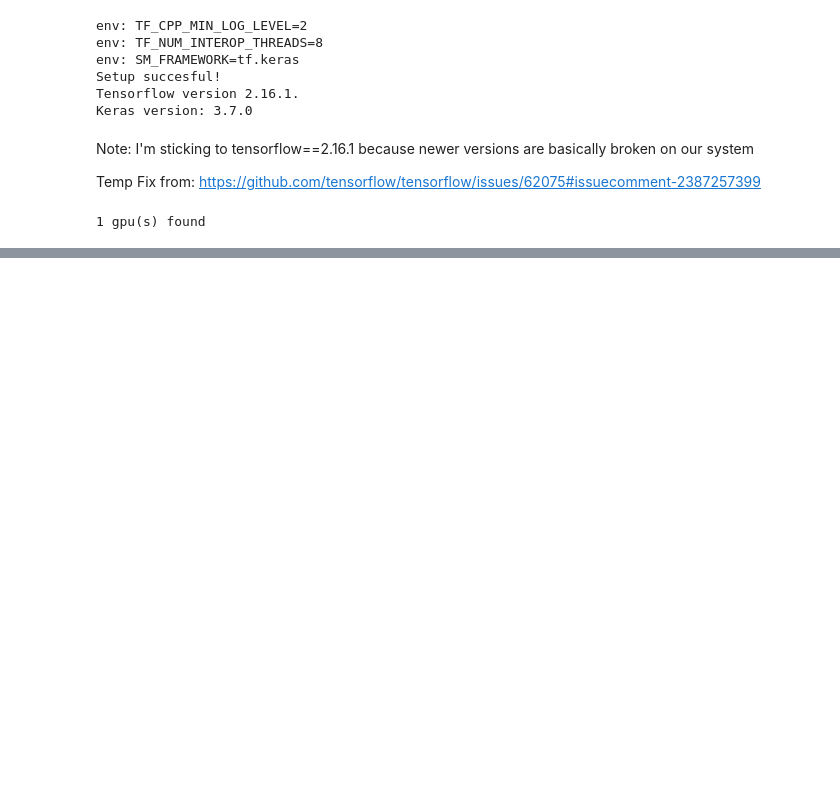
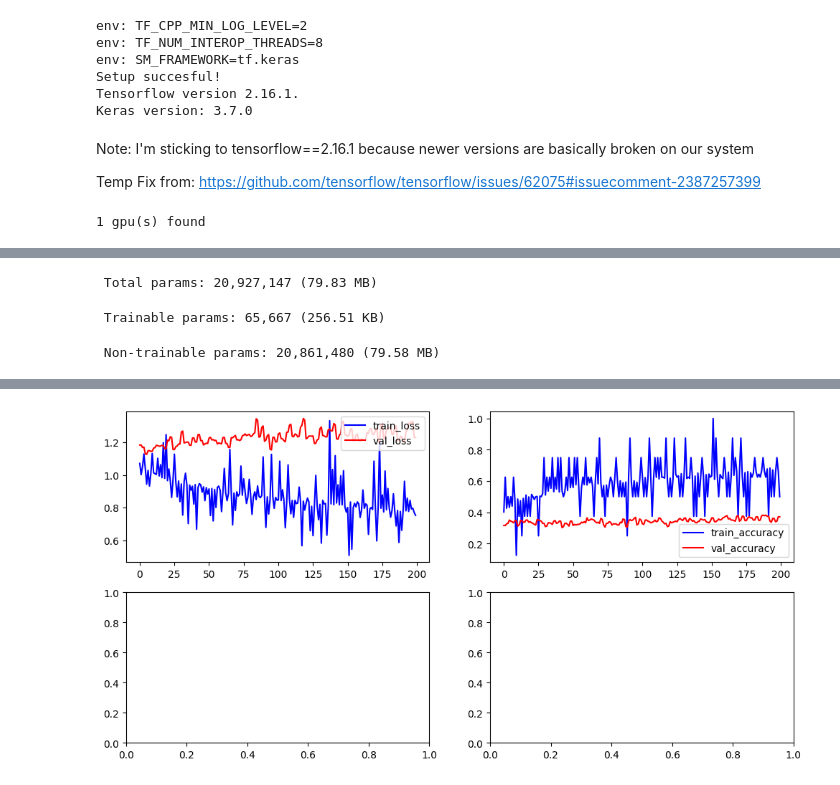
Before and after one commit to kadijairus/CNN_model_chromosome_detection_X_Y_X0, a Jupyter notebook: Chromosome_CNN_training.ipynb, the cells around one changed output, grey strips where cells are left out. Drawn from its saved outputs; the diff is of its cells as text; code cells hidden in the pictures; blank space fills up the shorter version.

```diff
--- a/Chromosome_CNN_training.ipynb
+++ b/Chromosome_CNN_training.ipynb
@@ -63,13 +52,17 @@ import matplotlib.pyplot as plt
 import numpy as np
 import pytz
 
-# Makes directory for current training
 tallinn_tz = pytz.timezone('Europe/Tallinn')
-today = datetime.now(tallinn_tz).strftime("%Y-%m-%d_%H-%M")
-report_dir = f'{today}_Chromo_cnn_{SELECTED_MODEL}_model_training'
+TODAY = datetime.now(tallinn_tz).strftime("%Y-%m-%d_%H-%M")
 
-try:
-    os.makedirs(report_dir, exist_ok=True)
-    print(f"Directory '{report_dir}' created successfully.")
-except PermissionError:
-    print(f"Permission denied: Could not create directory '{report_dir}'.")
+def create_report_dir(selected_model, batch_size, epochs):
+    # Makes directory for current training
+    report_dir = f'{TODAY}_{selected_model}_model_training_{batch_size}_batch_{epochs}_epochs'
+
+    try:
+        os.makedirs(report_dir, exist_ok=True)
+        print(f"Directory '{report_dir}' created successfully.")
+    except PermissionError:
+        print(f"Permission denied: Could not create directory '{report_dir}'.")
+
+    return report_dir
@@ -498,0 +446,56 @@ Saving figure failed: [Errno 2] No such file or directory: '/content/drive/MyDri
+# %%
+"""Main."""
+
+
+"""Adjusts the parameters."""
+IMG_SIZE = (300, 300)
+INPUT_SHAPE = (300, 300, 3)
+SELECTED_MODEL = "xception"
+# Uses 'adam' or 'sgd' optimizer
+OPTIMIZER = "adam"
+BATCH_SIZE = 8
+EPOCHS = 200
+DROPOUT_RATE = 0.5
+LEARNING_RATE = 1e-4
+NUM_CLASSES = 3
+
+"""Creates directories."""
+REPORT_DIR = create_report_dir(SELECTED_MODEL, BATCH_SIZE, EPOCHS)
+
+dirs = create_dirs_for_model_and_logs("data", REPORT_DIR)
+train_dir = dirs[0]
+val_dir = dirs[1]
+test_dir = dirs[2]
+
+"""Generates data."""
+data_gens = create_data_generators()
+train_datagen = data_gens[0]
+val_datagen = data_gens[1]
+test_datagen = data_gens[2]
+
+generators = get_data_generators(IMG_SIZE, BATCH_SIZE)
+train_generator = generators[0]
+val_generator = generators[1]
+test_generator = generators[2]
+
+"""Compiles model."""
+model = compile_model(REPORT_DIR, SELECTED_MODEL, INPUT_SHAPE, NUM_CLASSES, DROPOUT_RATE, OPTIMIZER, LEARNING_RATE)
+
+"""Writes training details to file."""
+print(f"Training model {SELECTED_MODEL}:\n epochs: {EPOCHS} \n batch_size: {BATCH_SIZE} \n optimizer: {OPTIMIZER} \n learning rate: {LEARNING_RATE} \n dropout_rate: {DROPOUT_RATE}")
+info_file = os.path.join(REPORT_DIR, f"{TODAY}_training_info_{EPOCHS}_{BATCH_SIZE}_{OPTIMIZER}.txt")
+with open(info_file, "w") as f:
+    f.write(f"Training model {SELECTED_MODEL}:\n")
+    f.write(f"epochs: {EPOCHS}\n")
+    f.write(f"batch_size: {BATCH_SIZE}\n")
+    f.write(f"optimizer: {OPTIMIZER}\n")
+    f.write(f"learning rate: {LEARNING_RATE}\n")
+    f.write(f"dropout_rate: {DROPOUT_RATE}\n")
+
+"""Trains model."""
+trained_model = train_model(REPORT_DIR, model, train_generator, val_generator, EPOCHS, BATCH_SIZE, OPTIMIZER)
+
+"""Saves model."""
+save_path = f"models/{TODAY}_Cyto_cnn_{SELECTED_MODEL}_model_{EPOCHS}_epochs_{BATCH_SIZE}_batches_optimizer_{OPTIMIZER}_lr_{LEARNING_RATE}.keras"
+trained_model.save(save_path)
+# %% [output]
@@ -498,0 +524,3 @@ Saving figure failed: [Errno 2] No such file or directory: '/content/drive/MyDri
+ Total params: 20,927,147 (79.83 MB)
+ Trainable params: 65,667 (256.51 KB)
+ Non-trainable params: 20,861,480 (79.58 MB)
@@ -499,2 +555,3 @@ Saving figure failed: [Errno 2] No such file or directory: '/content/drive/MyDri
+[figure, added]
 # %%
 """Option 2. Define multiple sets of hyperparameters."""
```
Also changed, not shown: parts of 19 cells of this notebook.
